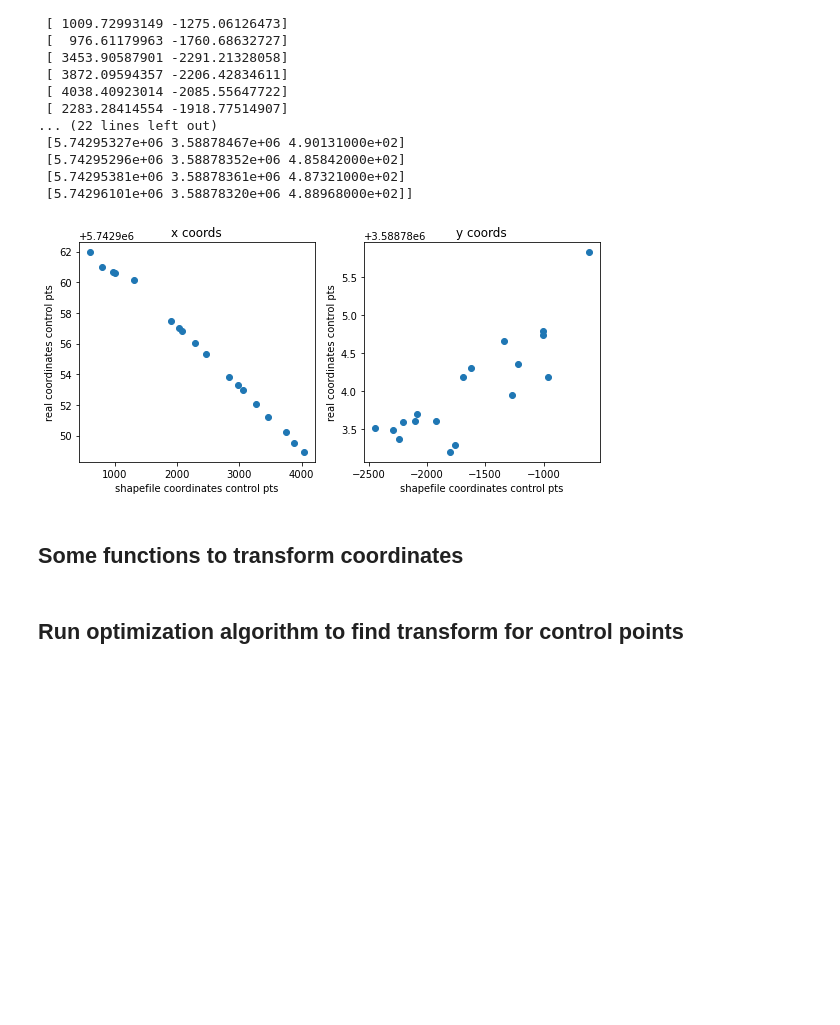
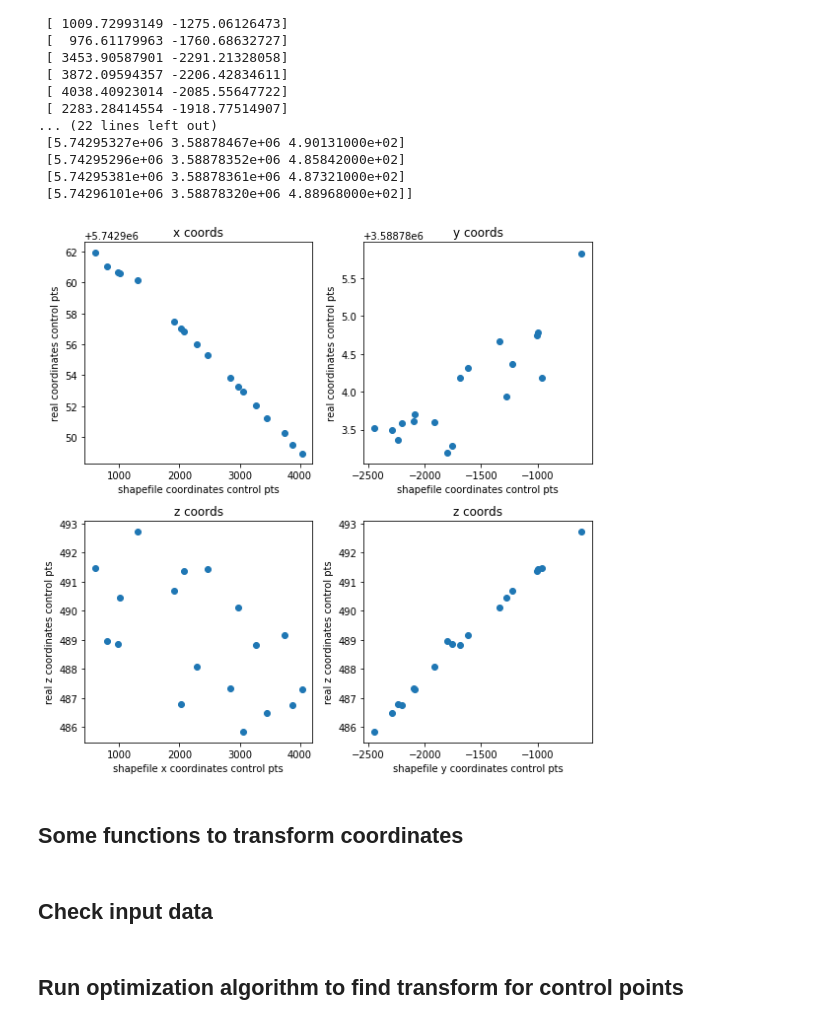
Before and after one commit to ElcoLuijendijk/georef_fracture_traces, a Jupyter notebook: georef_fracture_traces.ipynb, the cells around one changed output. Saved outputs shown, nothing was run; the diff lists cells and outputs as text; code cells hidden in the pictures; blank space fills up the shorter version.

Commit message:
added additional checks input data, added option to normalize input coordinates,added zenodo ref and badge to readme

```diff
--- a/georef_fracture_traces.ipynb
+++ b/georef_fracture_traces.ipynb
@@ -102,3 +115,9 @@ cp
+# %%
+if np.any(cp.geometry.isnull()) == True:
+    print('warning, somehow there is an empty point in your control point file.')
+    print('please check the control pt file in qgis or arcgis')
+    print('dropping all points without attributes or geometry and continuing')
+    cp = cp.dropna(subset=['geometry'])
 # %%
 src = np.array([g.coords[:][0] for g in cp.geometry])
 dst = np.array(list(zip(cp[cp_x_col], cp[cp_y_col], cp[cp_z_col])))
@@ -124,20 +143,30 @@ source coords extracted from control pt file:
  [5.74295381e+06 3.58878361e+06 4.87321000e+02]
  [5.74296101e+06 3.58878320e+06 4.88968000e+02]]
 # %%
-fig, axs = pl.subplots(1, 2, figsize=(8, 4))
+fig, axs = pl.subplots(2, 2, figsize=(8, 8))
+axs = axs.ravel()
 axs[0].scatter(src[:, 0], dst[:, 0])
 axs[1].scatter(src[:, 1], dst[:, 1])
+axs[2].scatter(src[:, 0], dst[:, 2])
+axs[3].scatter(src[:, 1], dst[:, 2])
 
-for ax in axs:
+for ax in axs[:2]:
     ax.set_xlabel('shapefile coordinates control pts')
     ax.set_ylabel('real coordinates control pts')
 
+axs[2].set_xlabel('shapefile x coordinates control pts')
+axs[2].set_ylabel('real z coordinates control pts')
+axs[3].set_xlabel('shapefile y coordinates control pts')
+axs[3].set_ylabel('real z coordinates control pts')
+
 axs[0].set_title('x coords')
 axs[1].set_title('y coords')
+axs[2].set_title('z coords')
+axs[3].set_title('z coords')
 
 fig.tight_layout()
 # %% [output]
-[figure, old version]
+[figure, new version]
 # %% [markdown]
 ## Some functions to transform coordinates
 # %%
@@ -218,3 +247,5 @@ def transform_func(params, src, order):
     xt, yt, zt = transform(params, x_src, y_src, order)
 
     return np.vstack([xt, yt, zt]).T
+# %% [markdown]
+## Check input data
```
Also changed, not shown: parts of 34 cells of this notebook, 17 other files.
